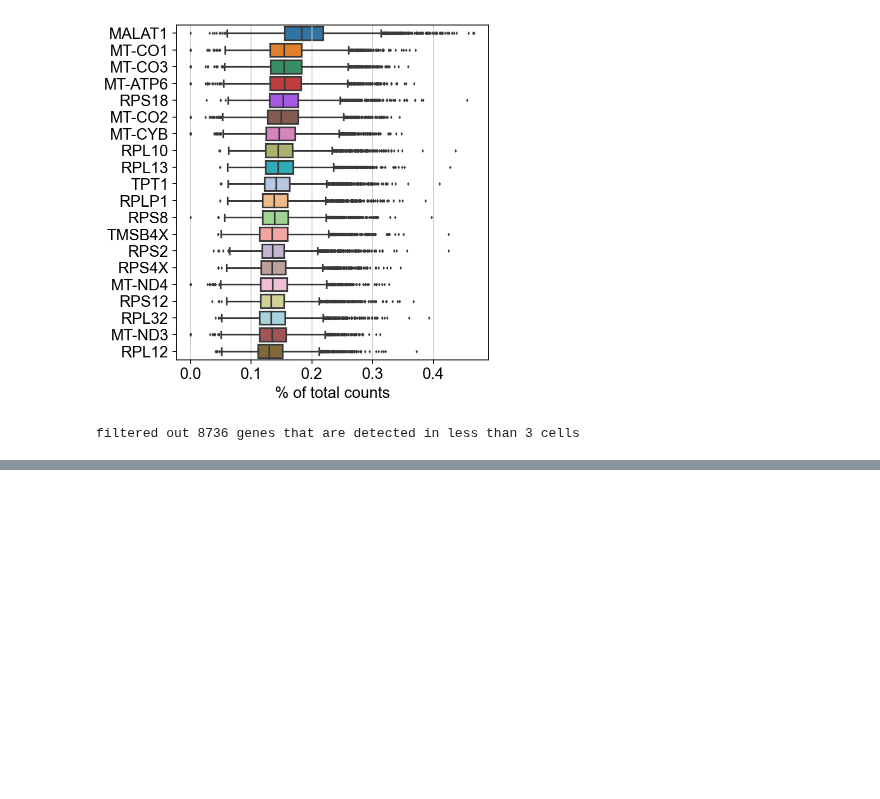
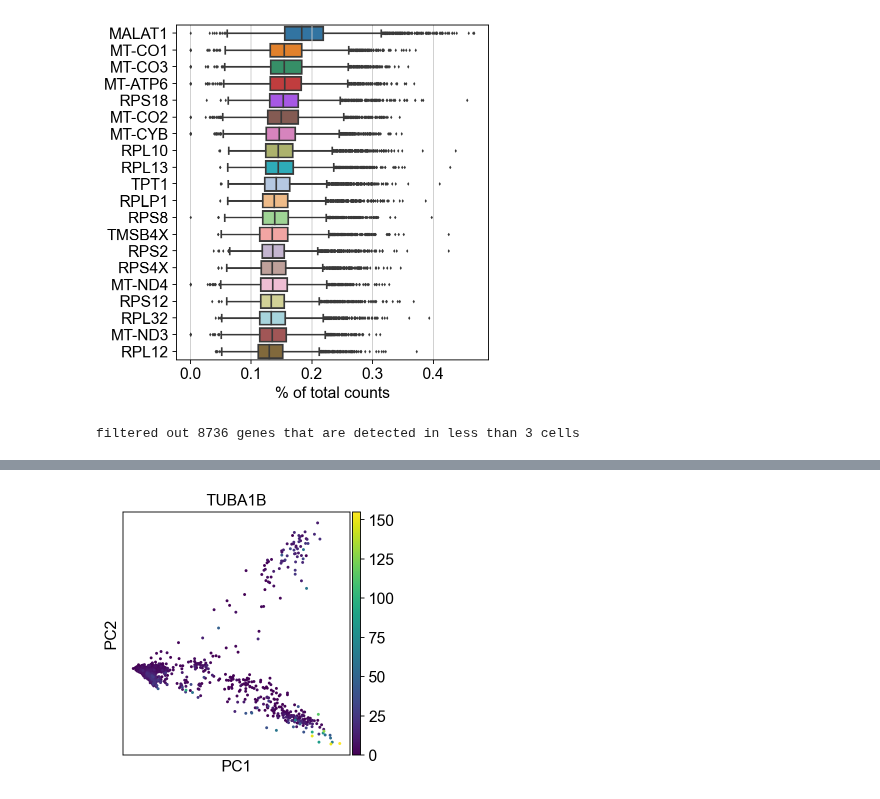
Before and after one commit to vicfabienne/Organoids_sc_WS2122, a Jupyter notebook: late-secretory-garcia-alonso.ipynb, the cells around one changed output, grey strips where cells are left out. Saved outputs shown, nothing was run; the diff lists cells and outputs as text; code cells hidden in the pictures; blank space fills up the shorter version.

```diff
--- a/late-secretory-garcia-alonso.ipynb
+++ b/late-secretory-garcia-alonso.ipynb
@@ -69,0 +104,4 @@ KeyError: 'mt'
+# %%
+adata.raw = adata.lss
+# %%
+adata.lss = adata.lss[:, adata.lss.var.highly_variable]
@@ -69,0 +125,4 @@ KeyError: 'mt'
+# %%
+sc.pl.pca(adata.lss, color='TUBA1B')
+# %% [output]
+[figure, added]
```
Also changed, not shown: parts of 29 cells of this notebook.
